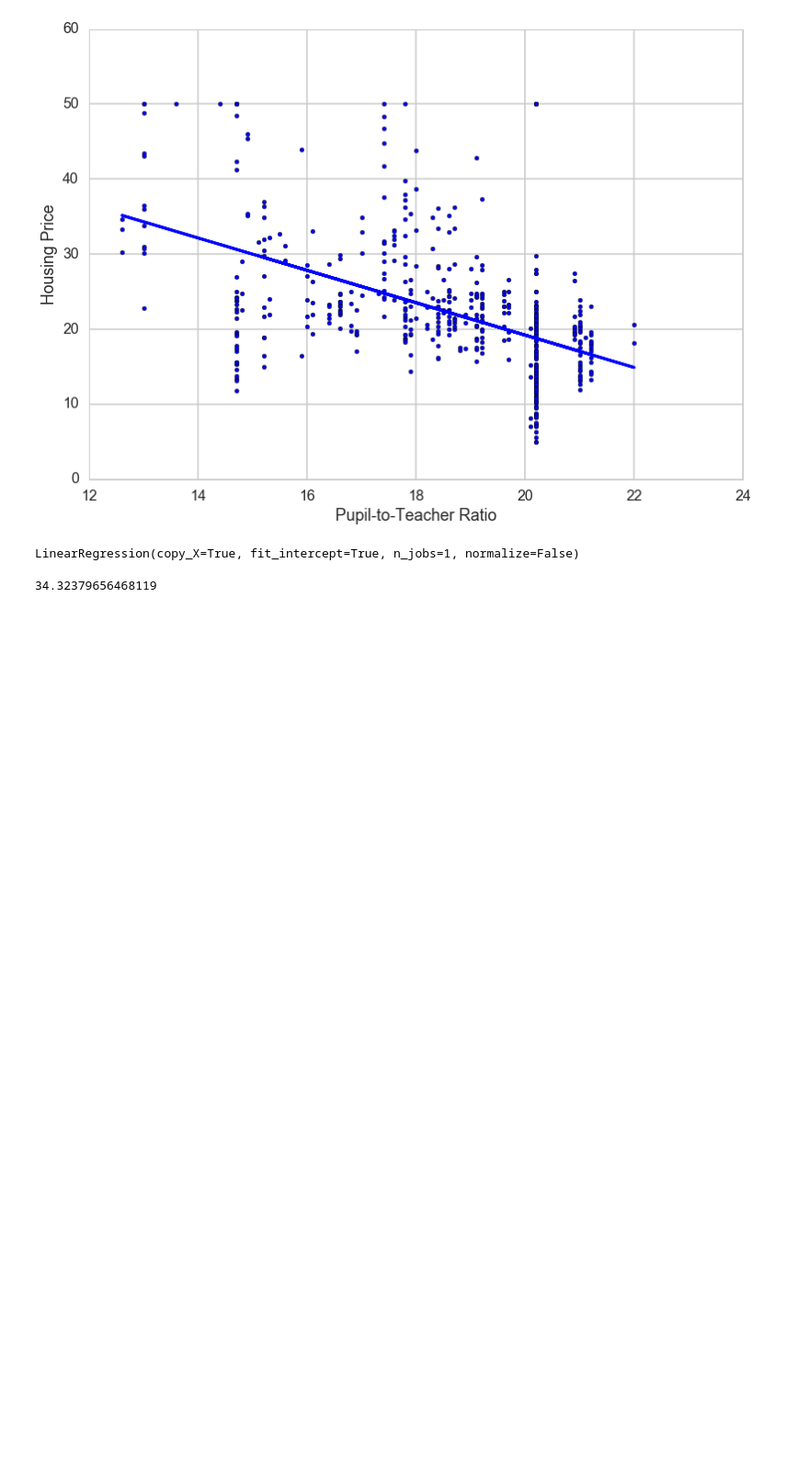
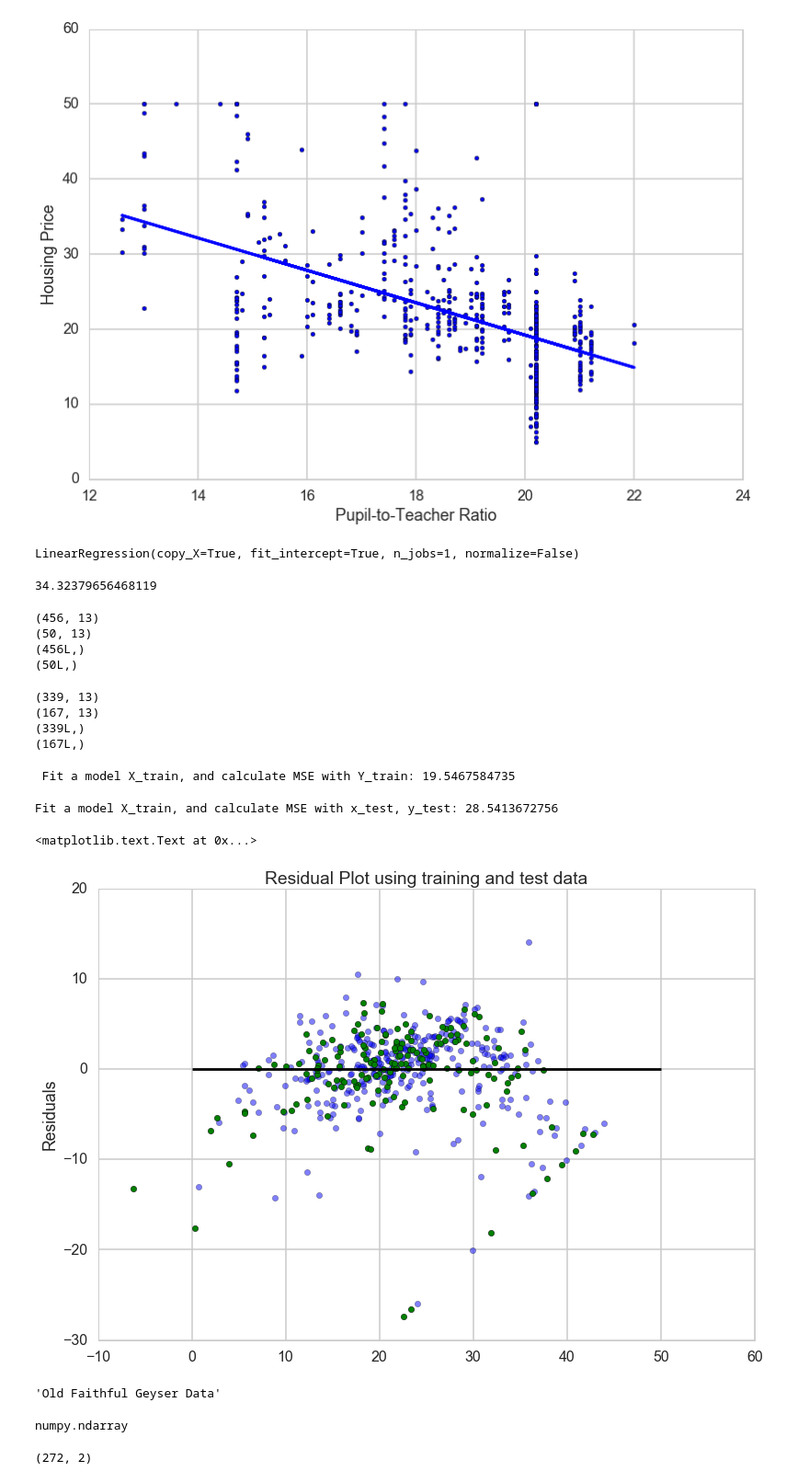
Before and after one commit to tao114/Workspace, a Jupyter notebook: cs109/Labs/2015lab4-master/Untitled.ipynb, the cells around one changed output. Shown at 92% size. Drawn from its saved outputs; the diff is of its cells as text; code cells hidden in the pictures; blank space fills up the shorter version.

```diff
--- a/cs109/Labs/2015lab4-master/Untitled.ipynb
+++ b/cs109/Labs/2015lab4-master/Untitled.ipynb
@@ -242,3 +242,51 @@ mes = np.mean((bos.PRICE - lm.predict(x[['PTRATIO','RM','CRIM']]))**2)
 mes
 # %% [output]
 34.32379656468119
+# %%
+x_train = x[:-50]
+x_test = x[-50:]
+y_train = bos.PRICE[:-50]
+y_test = bos.PRICE[-50:]
+print x_train.shape
+print x_test.shape
+print y_train.shape
+print y_test.shape
+# %% [output]
+(456, 13)
+(50, 13)
+(456L,)
+(50L,)
+# %%
+x_train, x_test, y_train, y_test = sklearn.cross_validation.train_test_split(
+    x, bos.PRICE, test_size=0.33, random_state = 5)
+print x_train.shape
+print x_test.shape
+print y_train.shape
+print y_test.shape
+# %% [output]
+(339, 13)
+(167, 13)
+(339L,)
+(167L,)
+# %%
+lm = LinearRegression()
+lm.fit(x_train,y_train)
+pred_train = lm.predict(x_train)
+pred_test = lm.predict(x_test)
+# %%
+print "Fit a model X_train, and calculate MSE with Y_train:", np.mean((y_train-pred_train)**2)
+# %% [output]
+ Fit a model X_train, and calculate MSE with Y_train: 19.5467584735
+# %%
+print "Fit a model X_train, and calculate MSE with x_test, y_test:", np.mean((y_test-pred_test)**2)
+# %% [output]
+Fit a model X_train, and calculate MSE with x_test, y_test: 28.5413672756
+# %%
+plt.scatter(pred_train,pred_train-y_train, c='b',s=40,alpha=0.5)
+plt.scatter(pred_test,pred_test-y_test,c='g',s=40)
+plt.hlines(y=0,xmin=0,xmax=50)
+plt.title("Residual Plot using training and test data")
+plt.ylabel("Residuals")
+# %% [output]
+<matplotlib.text.Text at 0x...>
+[figure, added]
@@ -244,0 +301,4 @@ mes
+# %%
+faithful.title
+# %% [output]
+'Old Faithful Geyser Data'
@@ -244,0 +307,9 @@ mes
+# %%
+faithful.head()
+type(faithful.eruptions.values)
+# %% [output]
+numpy.ndarray
+# %%
+faithful.shape
+# %% [output]
+(272, 2)
```
Also changed, not shown: parts of 11 cells of this notebook, 1 other file.
